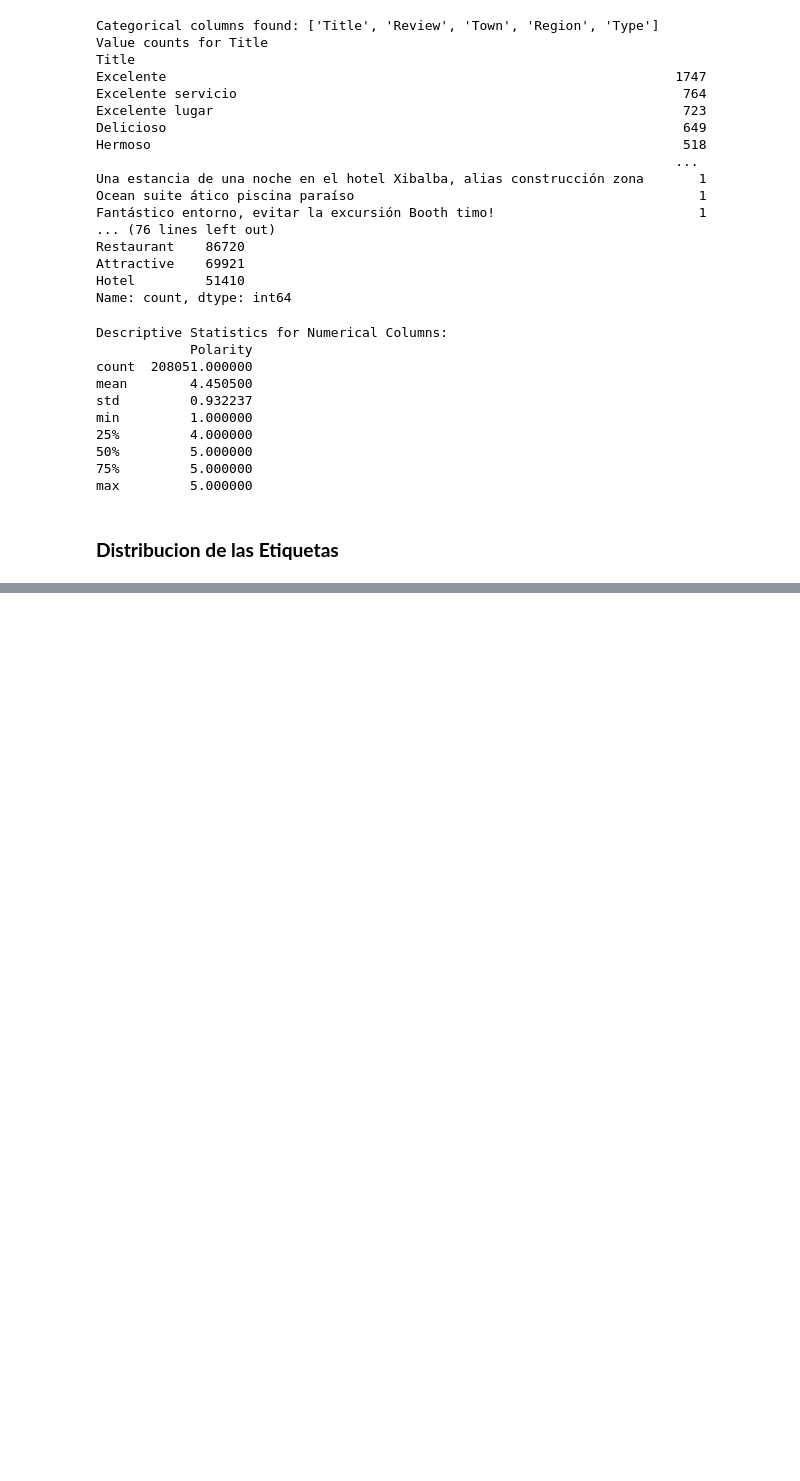
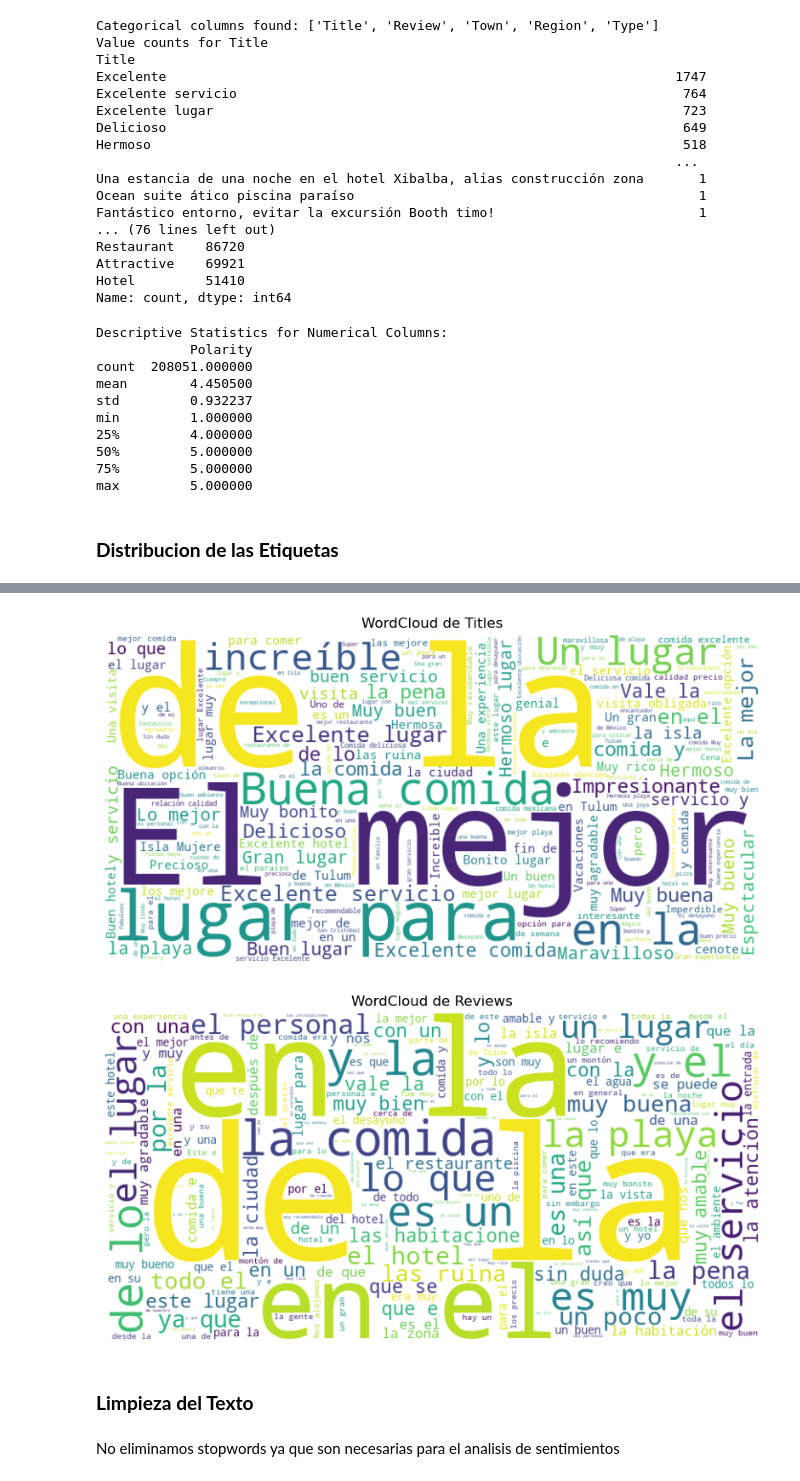
Before and after one commit to Gustavo-HA/REST-MEX-2025, a Jupyter notebook: notebooks/Exploratorio_Train_Diego.ipynb, the cells around one changed output, grey strips where cells are left out. Saved outputs shown, nothing was run; the diff lists cells and outputs as text; code cells hidden in the pictures; blank space fills up the shorter version.

```diff
--- a/notebooks/Exploratorio_Train_Diego.ipynb
+++ b/notebooks/Exploratorio_Train_Diego.ipynb
@@ -124,0 +199,27 @@ max         5.000000
+# %%
+# WordCloud para Titles
+text_titles = " ".join(str(title) for title in df_train['Title'] if pd.notnull(title))
+wordcloud_titles = WordCloud(width=800, height=400, background_color='white').generate(text_titles)
+
+plt.figure(figsize=(10,5))
+plt.imshow(wordcloud_titles, interpolation='bilinear')
+plt.axis('off')
+plt.title('WordCloud de Titles')
+plt.show()
+
+# WordCloud para Reviews
+text_reviews = " ".join(str(review) for review in df_train['Review'] if pd.notnull(review))
+wordcloud_reviews = WordCloud(width=800, height=400, background_color='white').generate(text_reviews)
+
+plt.figure(figsize=(10,5))
+plt.imshow(wordcloud_reviews, interpolation='bilinear')
+plt.axis('off')
+plt.title('WordCloud de Reviews')
+plt.show()
+# %% [output]
+[figure, added]
+[figure, added]
+# %% [markdown]
+### **Limpieza del Texto**
+# %% [markdown]
+No eliminamos stopwords ya que son necesarias para el analisis de sentimientos
```
Also changed, not shown: parts of 31 cells of this notebook, 5 other files.
